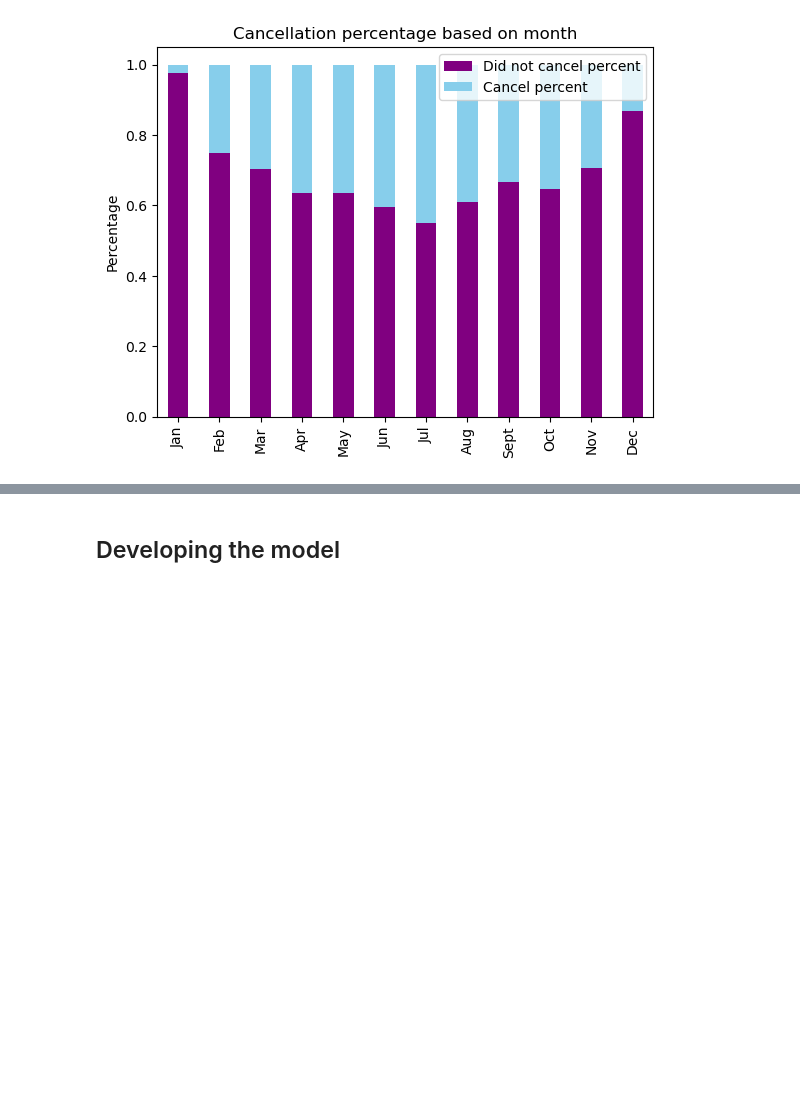
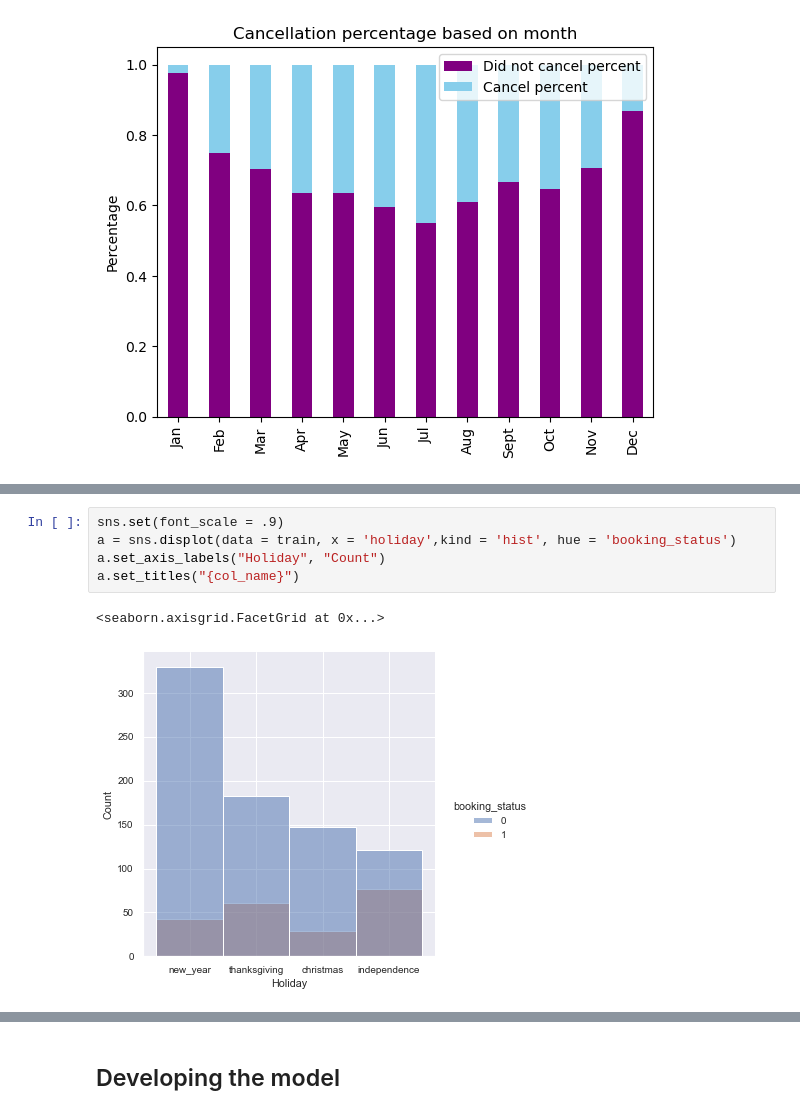
Before and after one commit to LinhNgaNguyen/STAT303-2-Project, a Jupyter notebook: Report/Project Code Anaconda.ipynb, the cells around one changed output, grey strips where cells are left out. Drawn from its saved outputs; the diff is of its cells as text; blank space fills up the shorter version.

```diff
--- a/Report/Project Code Anaconda.ipynb
+++ b/Report/Project Code Anaconda.ipynb
@@ -565,0 +644,8 @@ plt.show()
+# %%
+sns.set(font_scale = .9)
+a = sns.displot(data = train, x = 'holiday',kind = 'hist', hue = 'booking_status')
+a.set_axis_labels("Holiday", "Count")
+a.set_titles("{col_name}")
+# %% [output]
+<seaborn.axisgrid.FacetGrid at 0x...>
+[figure, added]
```
Also changed, not shown: parts of 13 cells of this notebook, 1 other file.
